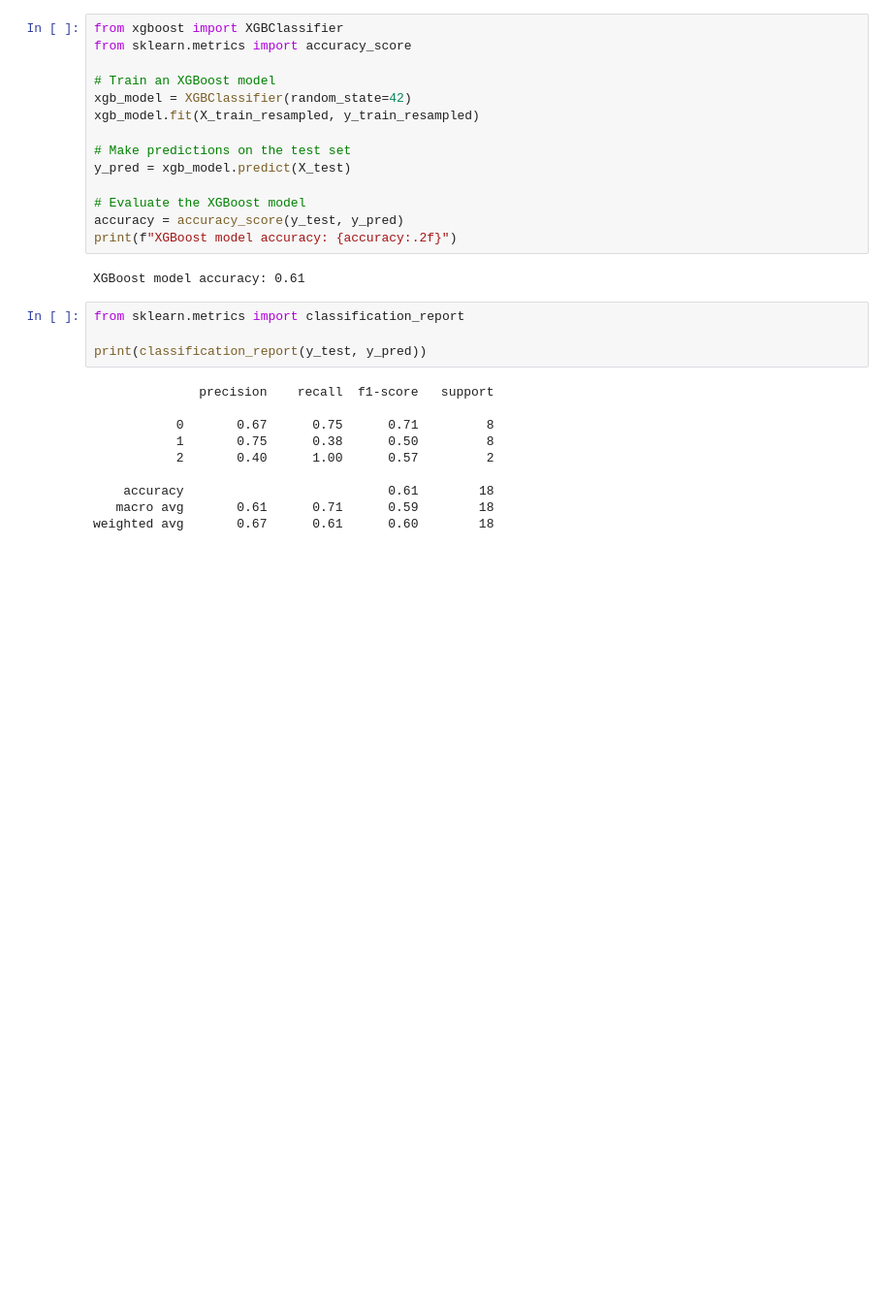
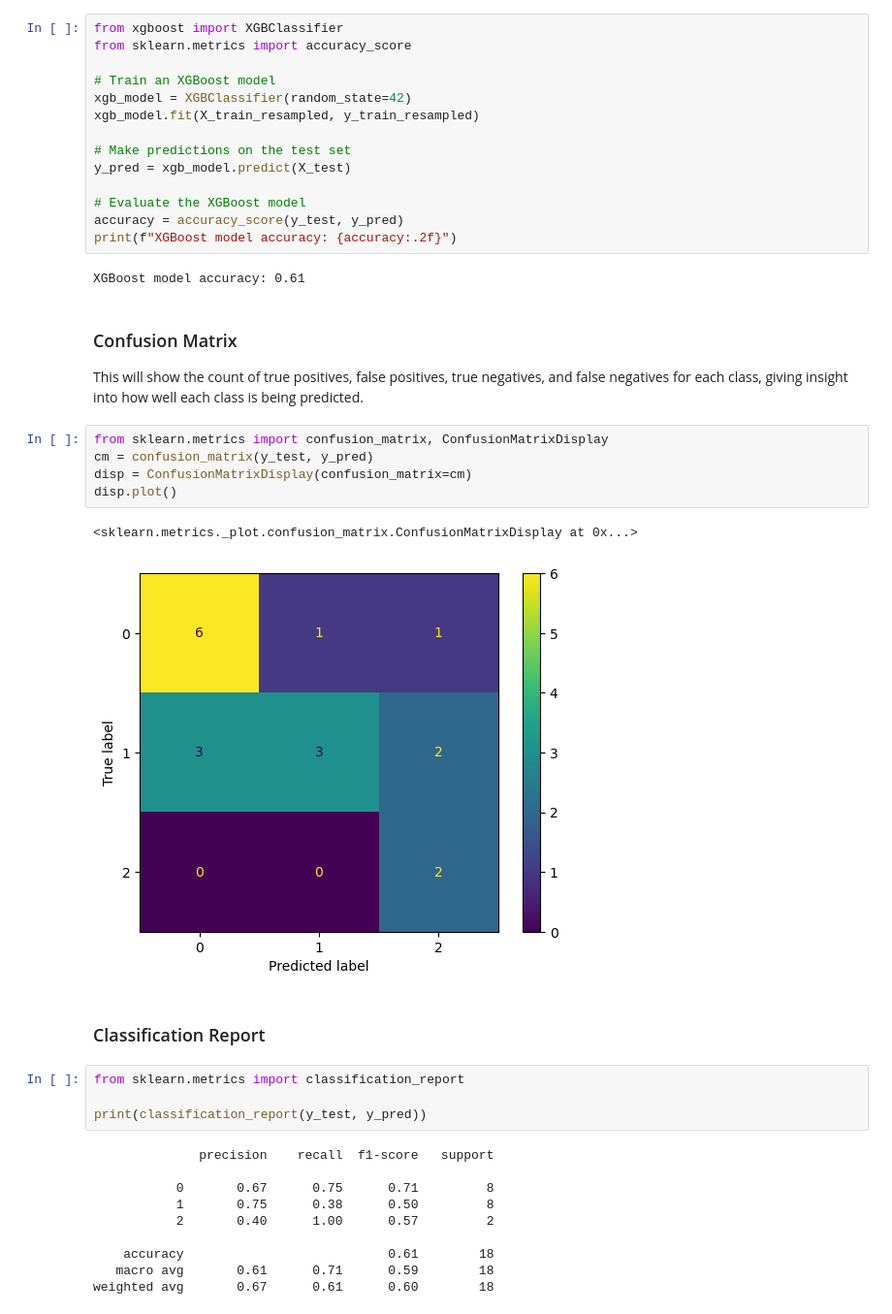
Before and after one commit to JonathanReyess/eeg-dementia-ml, a Jupyter notebook: analyze.ipynb, the cells around one changed output. Shown at 97% size. Cells and saved outputs as stored; diff of their text form; blank space fills up the shorter version.

```diff
--- a/analyze.ipynb
+++ b/analyze.ipynb
@@ -511,6 +513,20 @@ accuracy = accuracy_score(y_test, y_pred)
 print(f"XGBoost model accuracy: {accuracy:.2f}")
 # %% [output]
 XGBoost model accuracy: 0.61
+# %% [markdown]
+### Confusion Matrix
+
+ This will show the count of true positives, false positives, true negatives, and false negatives for each class, giving insight into how well each class is being predicted.
+# %%
+from sklearn.metrics import confusion_matrix, ConfusionMatrixDisplay
+cm = confusion_matrix(y_test, y_pred)
+disp = ConfusionMatrixDisplay(confusion_matrix=cm)
+disp.plot()
+# %% [output]
+<sklearn.metrics._plot.confusion_matrix.ConfusionMatrixDisplay at 0x...>
+[figure, added]
+# %% [markdown]
+### Classification Report
 # %%
 from sklearn.metrics import classification_report
 
```
Also changed, not shown: parts of 12 cells of this notebook, 1 other file.
